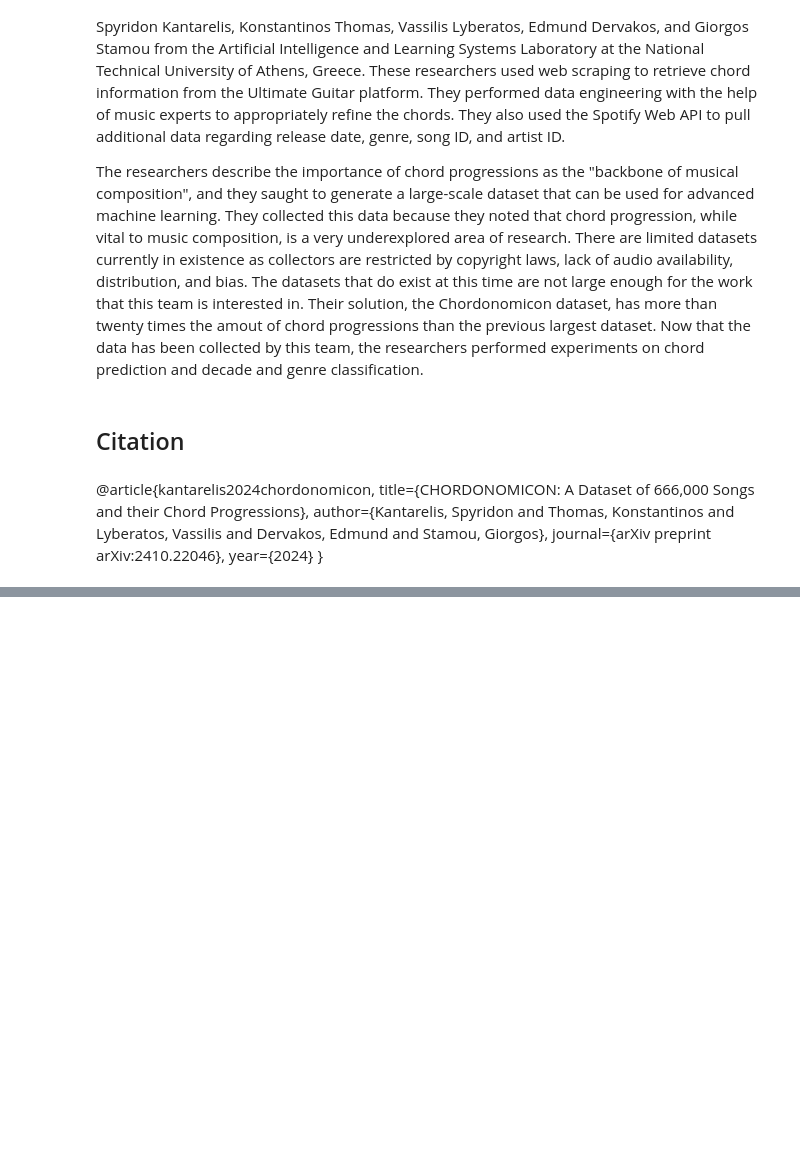
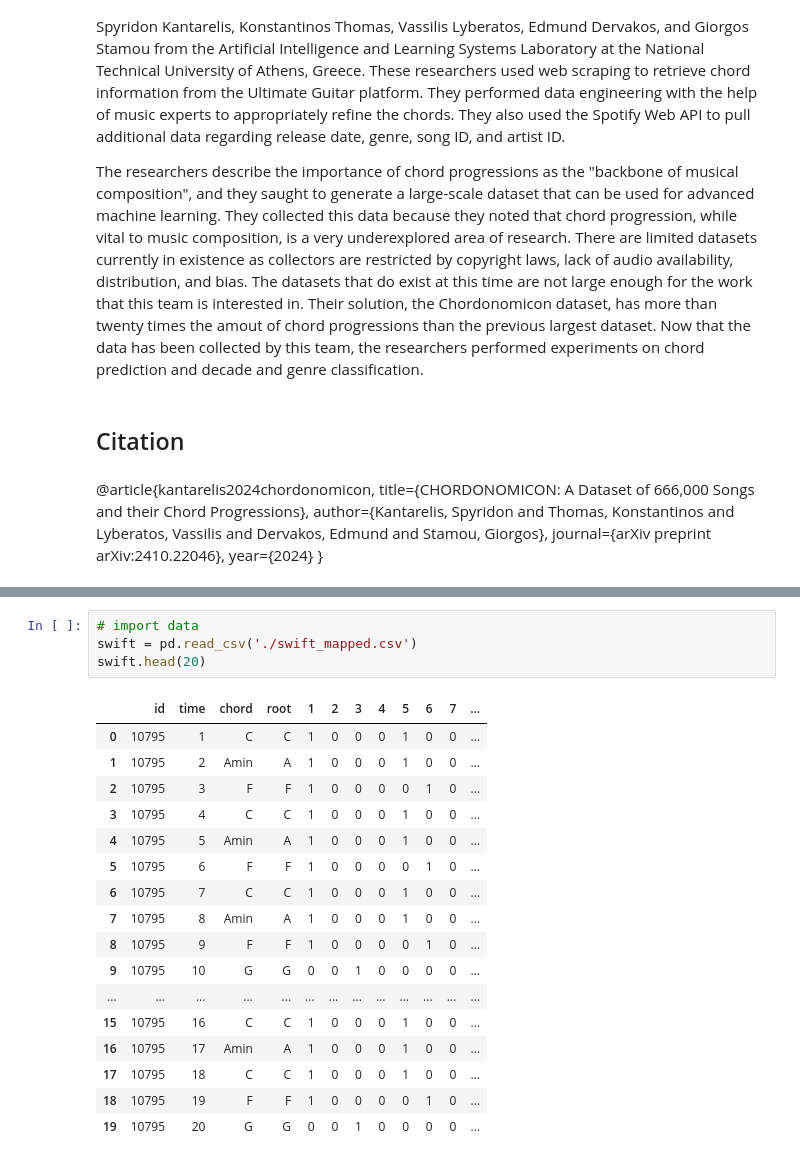
Before and after one commit to emilyrgarman/project1_understandingUncertainty, a Jupyter notebook: DS 5030 Project 1.ipynb, the cells around one changed output, grey strips where cells are left out. Cells and saved outputs as stored; diff of their text form; blank space fills up the shorter version.

Commit message:
importing and prepping data for music21

```diff
--- a/DS 5030 Project 1.ipynb
+++ b/DS 5030 Project 1.ipynb
@@ -20,0 +30,22 @@ The researchers describe the importance of chord progressions as the "backbone o
+# %%
+# import data
+swift = pd.read_csv('./swift_mapped.csv')
+swift.head(20)
+# %% [output]
+|  | id | time | chord | root | 1 | 2 | 3 | 4 | 5 | 6 | 7 | ... |
+| 0 | 10795 | 1 | C | C | 1 | 0 | 0 | 0 | 1 | 0 | 0 | ... |
+| 1 | 10795 | 2 | Amin | A | 1 | 0 | 0 | 0 | 1 | 0 | 0 | ... |
+| 2 | 10795 | 3 | F | F | 1 | 0 | 0 | 0 | 0 | 1 | 0 | ... |
+| 3 | 10795 | 4 | C | C | 1 | 0 | 0 | 0 | 1 | 0 | 0 | ... |
+| 4 | 10795 | 5 | Amin | A | 1 | 0 | 0 | 0 | 1 | 0 | 0 | ... |
+| 5 | 10795 | 6 | F | F | 1 | 0 | 0 | 0 | 0 | 1 | 0 | ... |
+| 6 | 10795 | 7 | C | C | 1 | 0 | 0 | 0 | 1 | 0 | 0 | ... |
+| 7 | 10795 | 8 | Amin | A | 1 | 0 | 0 | 0 | 1 | 0 | 0 | ... |
+| 8 | 10795 | 9 | F | F | 1 | 0 | 0 | 0 | 0 | 1 | 0 | ... |
+| 9 | 10795 | 10 | G | G | 0 | 0 | 1 | 0 | 0 | 0 | 0 | ... |
+| ... | ... | ... | ... | ... | ... | ... | ... | ... | ... | ... | ... | ... |
+| 15 | 10795 | 16 | C | C | 1 | 0 | 0 | 0 | 1 | 0 | 0 | ... |
+| 16 | 10795 | 17 | Amin | A | 1 | 0 | 0 | 0 | 1 | 0 | 0 | ... |
+| 17 | 10795 | 18 | C | C | 1 | 0 | 0 | 0 | 1 | 0 | 0 | ... |
+| 18 | 10795 | 19 | F | F | 1 | 0 | 0 | 0 | 0 | 1 | 0 | ... |
+| 19 | 10795 | 20 | G | G | 0 | 0 | 1 | 0 | 0 | 0 | 0 | ... |
```
Also changed, not shown: parts of 5 cells of this notebook.
